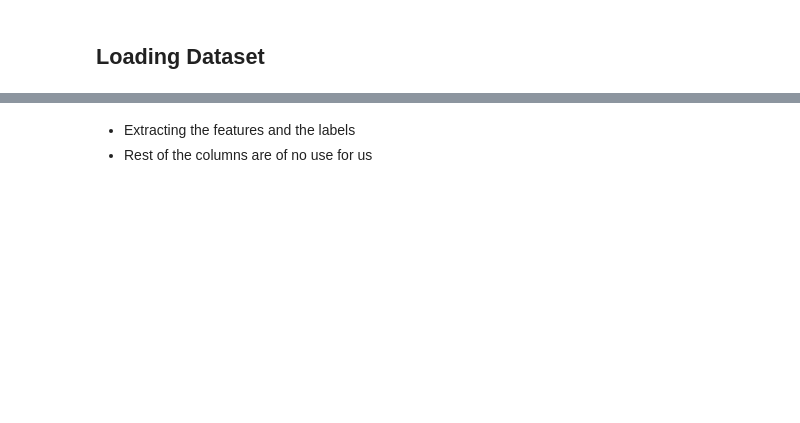
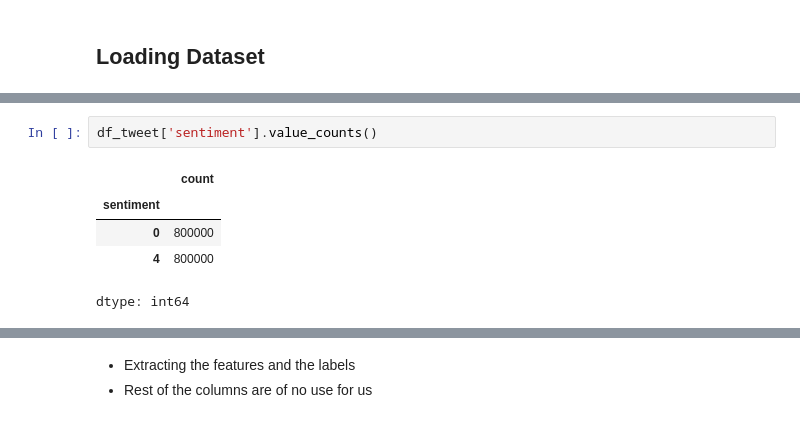
Before and after one commit to sobanali256/Tweet-Sentiment-Analysis, a Jupyter notebook: Tweet Analysis.ipynb, the cells around one changed output, grey strips where cells are left out. Cells and saved outputs as stored; diff of their text form; blank space fills up the shorter version.

```diff
--- a/Tweet Analysis.ipynb
+++ b/Tweet Analysis.ipynb
@@ -31,3 +36,11 @@ df_tweet.head()
 | 2 | 0 | 1467810917 | Mon Apr 06 22:19:53 PDT 2009 | NO_QUERY | mattycus | @Kenichan I dived many times for ... |
 | 3 | 0 | 1467811184 | Mon Apr 06 22:19:57 PDT 2009 | NO_QUERY | ElleCTF | my whole body feels itchy and lik... |
 | 4 | 0 | 1467811193 | Mon Apr 06 22:19:57 PDT 2009 | NO_QUERY | Karoli | @nationwideclass no, it's not beh... |
+# %%
+df_tweet['sentiment'].value_counts()
+# %% [output]
+|  | count |
+| sentiment |  |
+| 0 | 800000 |
+| 4 | 800000 |
+dtype: int64
```
Also changed, not shown: parts of 32 cells of this notebook.
